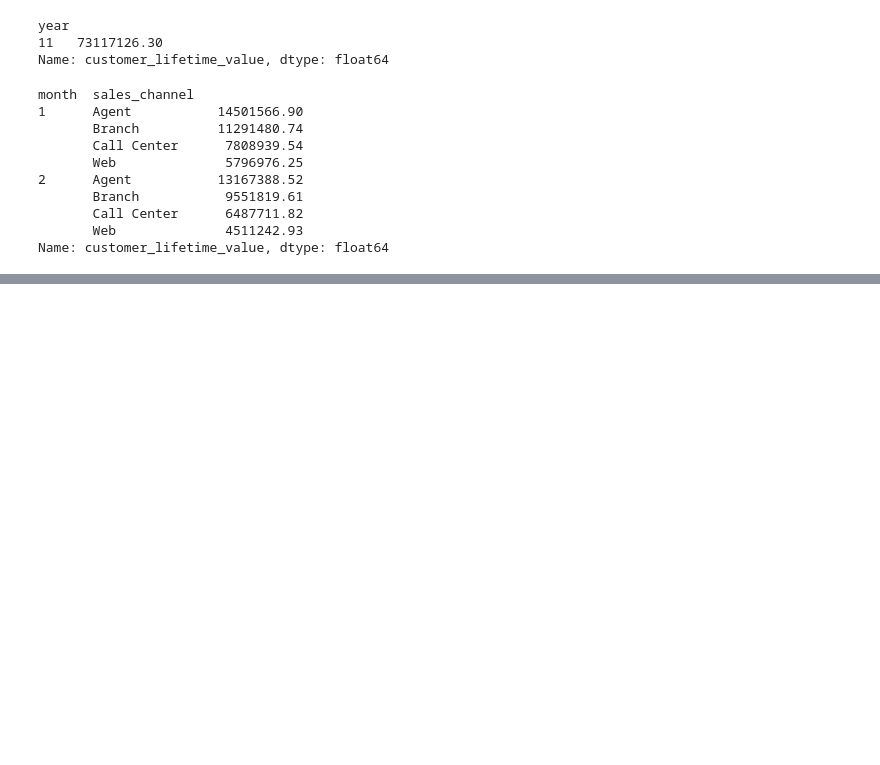
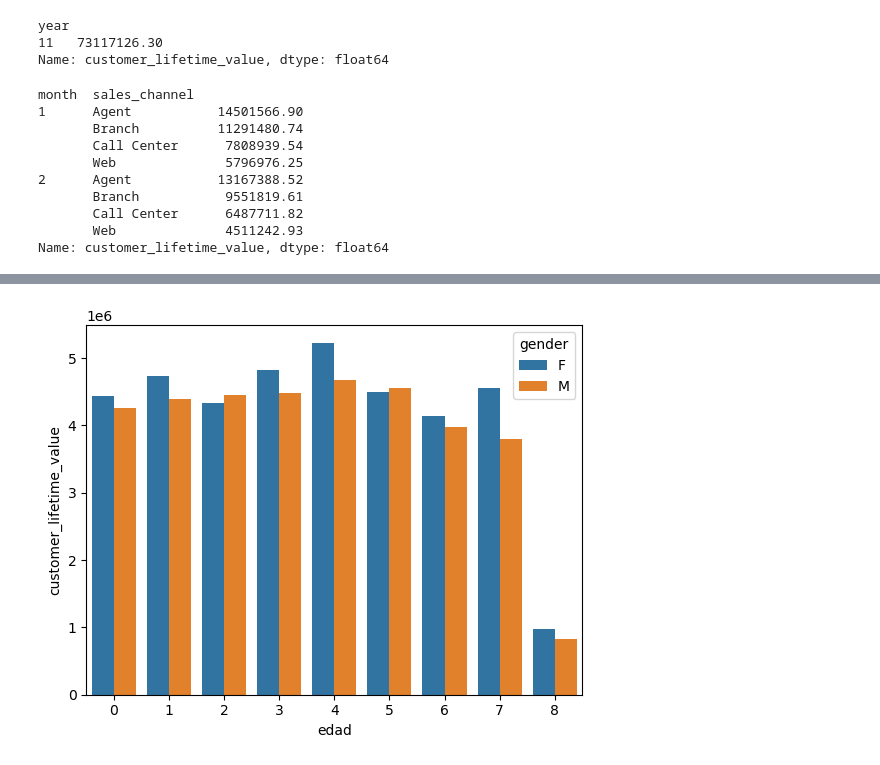
Before and after one commit to GammaTechData/Challenge-4_Real_business_case, a Jupyter notebook: main.ipynb, the cells around one changed output, grey strips where cells are left out. Cells and saved outputs as stored; diff of their text form; code cells hidden in the pictures; blank space fills up the shorter version.

```diff
--- a/main.ipynb
+++ b/main.ipynb
@@ -200,0 +222,7 @@ plt.show()
+# %%
+# Crear un bar plot del valor de vida del cliente vs la edad y género utilizando Seaborn
+
+sns.barplot(data=data.groupby(['edad', 'gender'])['customer_lifetime_value'].sum().reset_index(), x="edad", y="customer_lifetime_value", hue="gender")
+plt.show()
+# %% [output]
+[figure, added]
```
Also changed, not shown: parts of 28 cells of this notebook.
